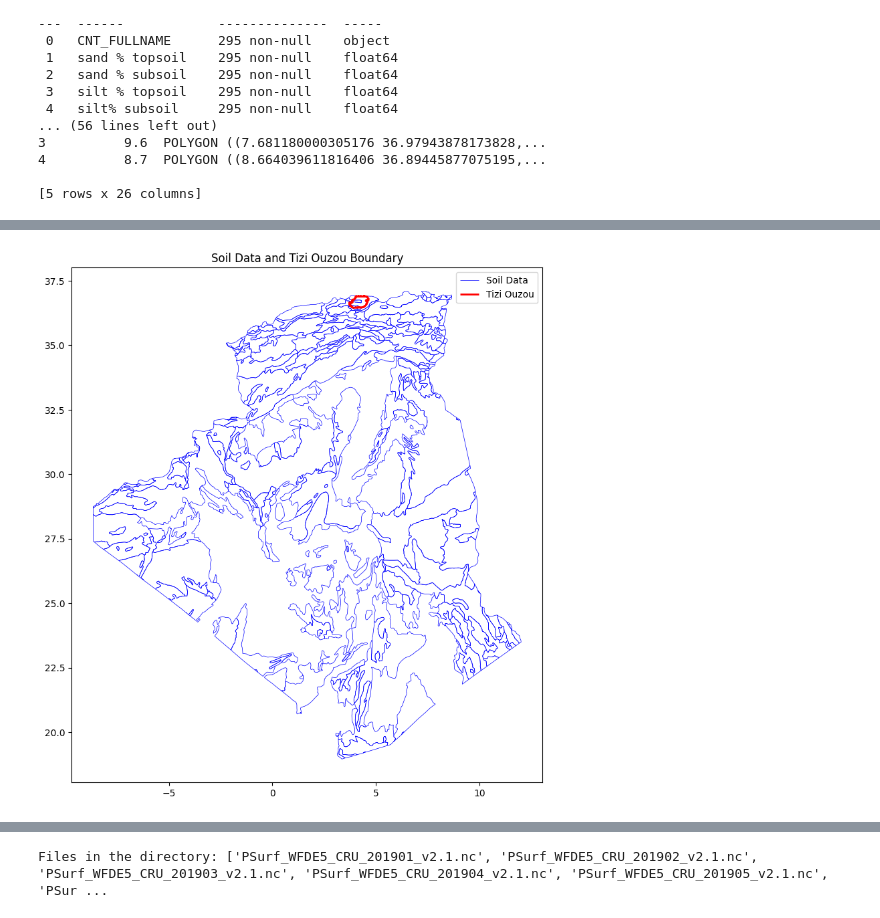
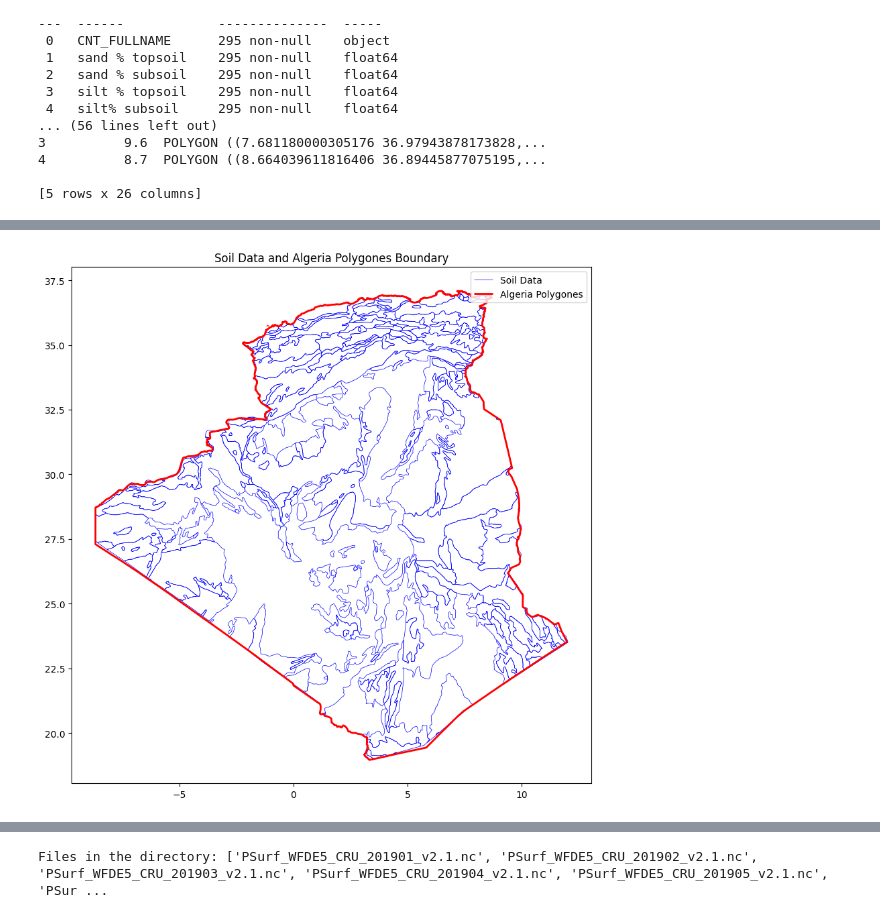
Before and after one commit to rahilGhamraci/Data-Mining-Project, a Jupyter notebook: part 1.ipynb, the cells around one changed output, grey strips where cells are left out. Drawn from its saved outputs; the diff is of its cells as text; code cells hidden in the pictures.

Commit message:
changed to algeria dataset instead of tiziouzou

```diff
--- a/part 1.ipynb
+++ b/part 1.ipynb
@@ -7,12 +7,12 @@ import geopandas as gpd
 import matplotlib.pyplot as plt
 # %%
 
-shapefile_path = "Datasets\\wilayas\\all-wilayas.shp"
+shapefile_path = "Datasets\\Country\\Country.shp"
 
-wilayas_gdf = gpd.read_file(shapefile_path, encoding='utf-8')
+country_gdf = gpd.read_file(shapefile_path, encoding='utf-8')
 
 
-print("Wilayas Data:")
-print(wilayas_gdf.info())
-print(wilayas_gdf.head())
+print("Country Data:")
+print(country_gdf.info())
+print(country_gdf.head())
 # %% [output]
@@ -47,0 +36,3 @@ tamanrasset_gdf
+# %%
+algeria_gdf = country_gdf[country_gdf['FAO_NAME'] == "Algeria"]
+algeria_gdf
@@ -117,12 +150,12 @@ Total rows in soil dataset: 291
 # %%
 import matplotlib.pyplot as plt
 
-# Plotting the original soil data and Tizi Ouzou area
+# Plotting the original soil data and Algeria area
 fig, ax = plt.subplots(figsize=(10, 10))
 soil_gdf.boundary.plot(ax=ax, color='blue', linewidth=0.5, label='Soil Data')
-tizi_ouzou_gdf.boundary.plot(ax=ax, color='red', linewidth=2, label='Tizi Ouzou')
+algeria_gdf.boundary.plot(ax=ax, color='red', linewidth=2, label='Algeria Polygones')
 plt.legend()
-plt.title("Soil Data and Tizi Ouzou Boundary")
+plt.title("Soil Data and Algeria Polygones Boundary")
 plt.show()
 # %% [output]
-[figure, old version]
+[figure, new version]
```
Also changed, not shown: parts of 111 cells of this notebook.
